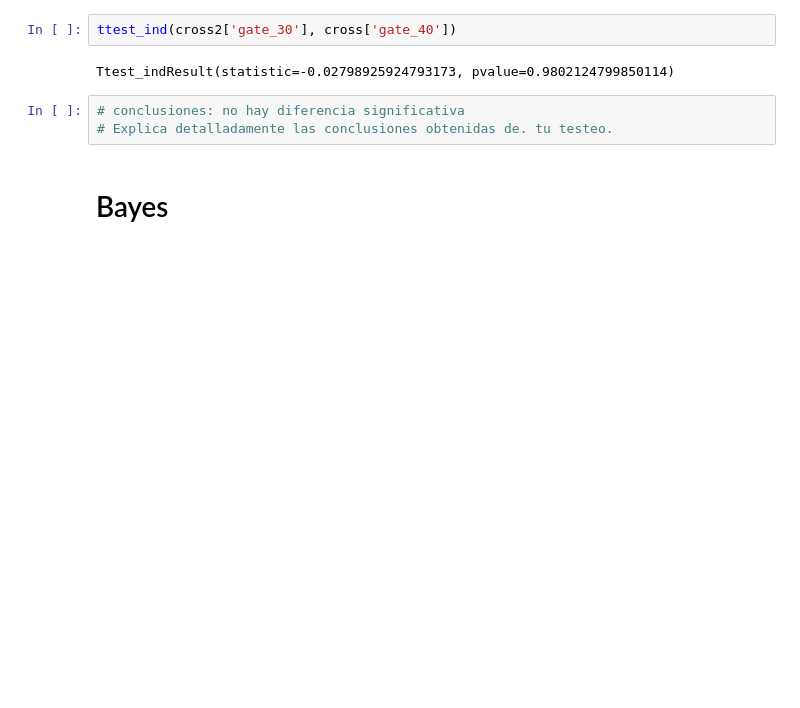
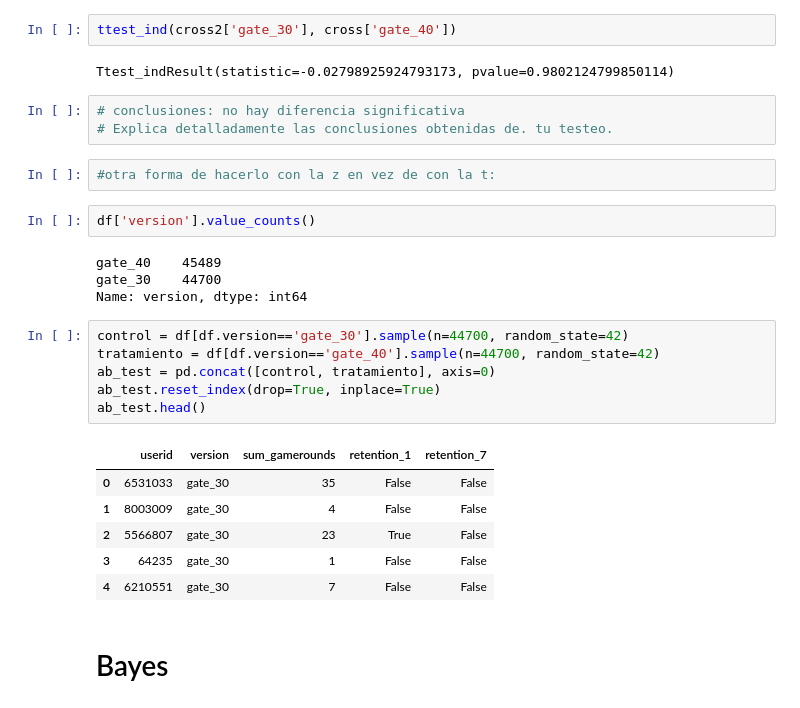
Before and after one commit to Ironhack-Data-Madrid-Octubre-2022/6.4_lab-AB-Testing, a Jupyter notebook: lab-ab-test.ipynb, the cells around one changed output. Drawn from its saved outputs; the diff is of its cells as text; blank space fills up the shorter version.

```diff
--- a/lab-ab-test.ipynb
+++ b/lab-ab-test.ipynb
@@ -96,5 +96,26 @@ Ttest_indResult(statistic=-0.02798925924793173, pvalue=0.9802124799850114)
 # %%
 # conclusiones: no hay diferencia significativa
 # Explica detalladamente las conclusiones obtenidas de. tu testeo.
+# %%
+#otra forma de hacerlo con la z en vez de con la t:
+# %%
+df['version'].value_counts()
+# %% [output]
+gate_40    45489
+gate_30    44700
+Name: version, dtype: int64
+# %%
+control = df[df.version=='gate_30'].sample(n=44700, random_state=42)
+tratamiento = df[df.version=='gate_40'].sample(n=44700, random_state=42)
+ab_test = pd.concat([control, tratamiento], axis=0)
+ab_test.reset_index(drop=True, inplace=True)
+ab_test.head()
+# %% [output]
+|  | userid | version | sum_gamerounds | retention_1 | retention_7 |
+| 0 | 6531033 | gate_30 | 35 | False | False |
+| 1 | 8003009 | gate_30 | 4 | False | False |
+| 2 | 5566807 | gate_30 | 23 | True | False |
+| 3 | 64235 | gate_30 | 1 | False | False |
+| 4 | 6210551 | gate_30 | 7 | False | False |
 # %% [markdown]
 # Bayes
```
Also changed, not shown: parts of 13 cells of this notebook.
